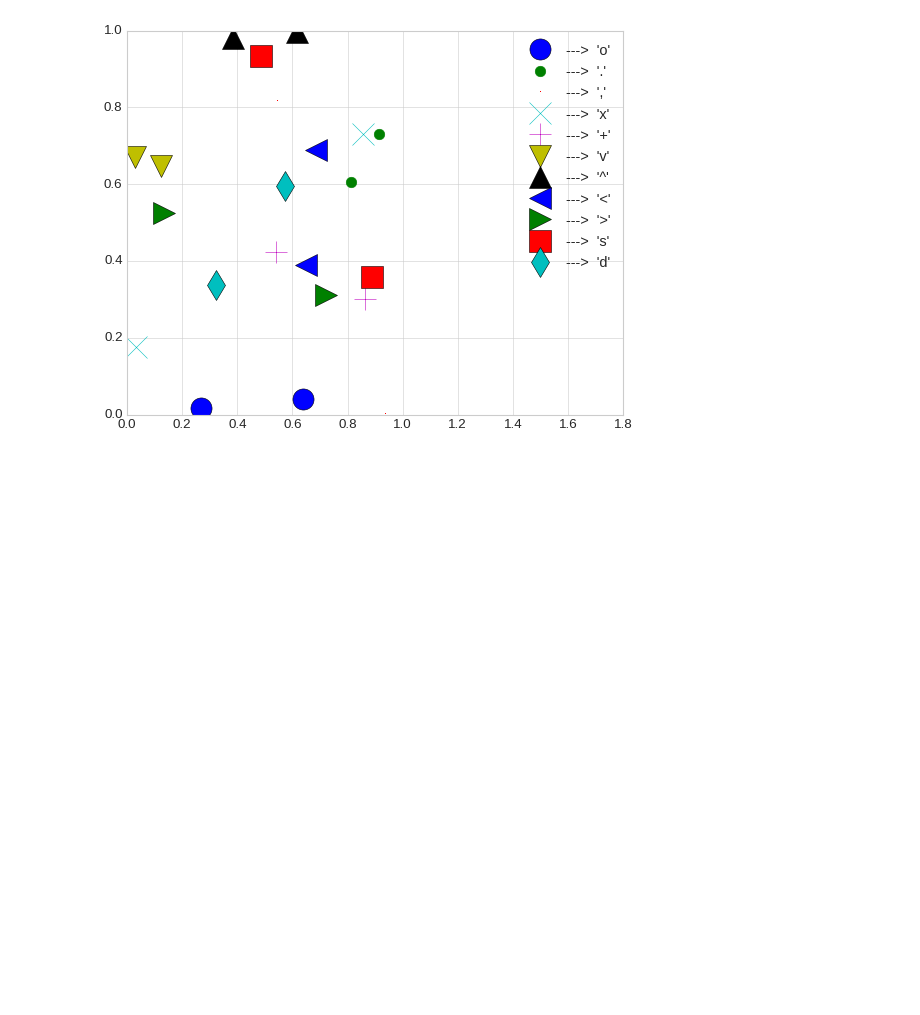
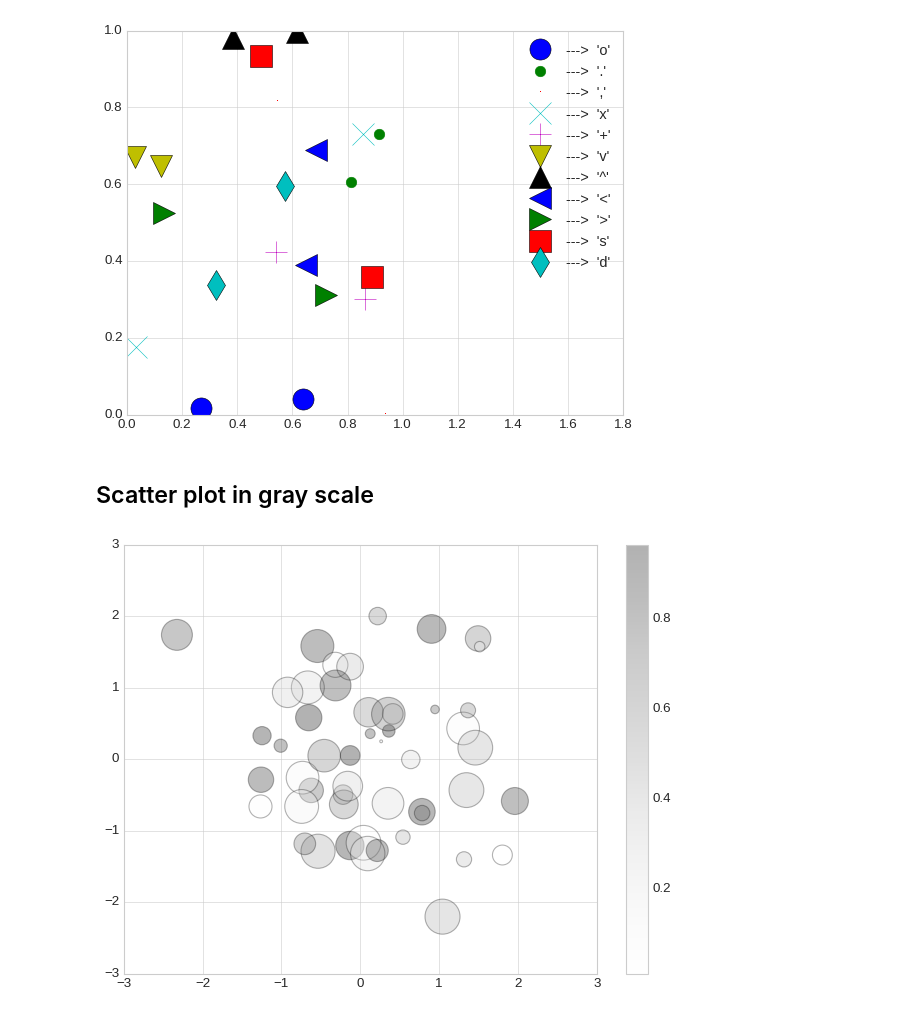
Before and after one commit to romz-pl/Jupyter-Python, a Jupyter notebook: 05-matplotlib-ext/matplotlib.ipynb, the cells around one changed output. Drawn from its saved outputs; the diff is of its cells as text; code cells hidden in the pictures; blank space fills up the shorter version.

Commit message:
Scatter plot in gray scale

```diff
--- a/05-matplotlib-ext/matplotlib.ipynb
+++ b/05-matplotlib-ext/matplotlib.ipynb
@@ -96,3 +96,18 @@ plt.legend(numpoints=1, fontsize=13)
 plt.xlim(0, 1.8);
 # %% [output]
 [figure]
+# %% [markdown]
+## Scatter plot in gray scale
+# %%
+rng = np.random.default_rng(0)
+pointno = 50
+x = rng.normal(size=pointno)
+y = rng.normal(size=pointno)
+colors = rng.random(pointno)
+sizes = 1000 * rng.random(pointno)
+plt.scatter(x, y, c=colors, s=sizes, alpha=0.3)
+plt.colorbar(); # show color scale
+plt.tight_layout()
+fig.savefig('./output/scatter_plot.png')
+# %% [output]
+[figure, added]
```
Also changed, not shown: parts of 1 cell of this notebook, 3 other files.
